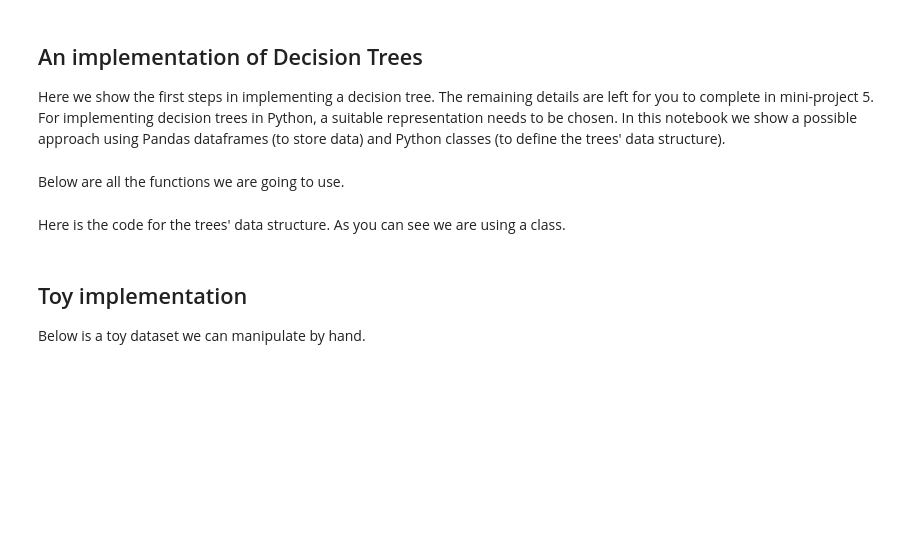
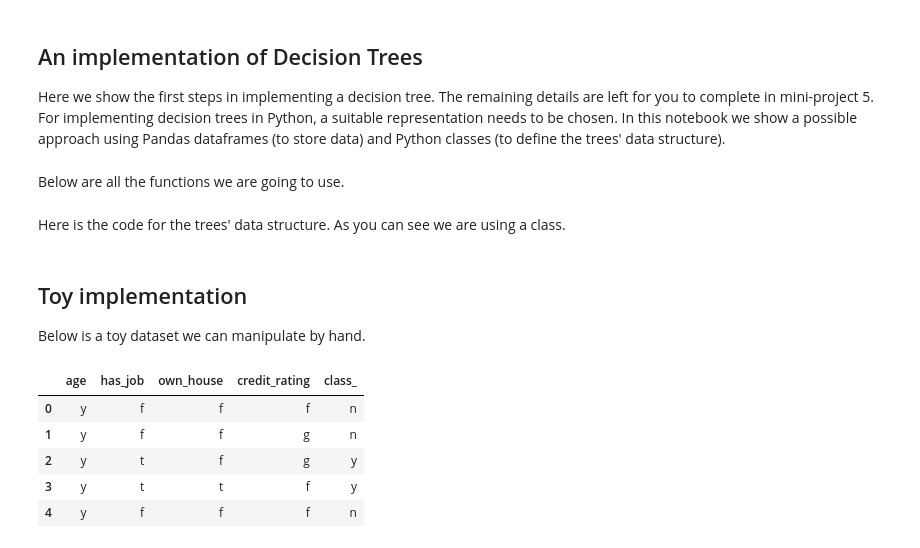
Before and after one commit to cpaniaguam/CSC104, a Jupyter notebook: trees.ipynb, the cells around one changed output. Cells and saved outputs as stored; diff of their text form; code cells hidden in the pictures; blank space fills up the shorter version.

```diff
--- a/trees.ipynb
+++ b/trees.ipynb
@@ -97,11 +103,18 @@ Below is a toy dataset we can manipulate by hand.
 # %%
 # some toy data for experimentation
 df = pd.DataFrame({'age':list('y'*5+'m'*5+'o'*5),
                          'has_job':list('ffttffftffffttf'),
                          'own_house':list('ffftffftttttfff'),
                          'credit_rating':list('fggfffggeeeggef'),
                          'class_':list('nnyynnnyyyyyyyn')})
-df
+df.head()
+# %% [output]
+|  | age | has_job | own_house | credit_rating | class_ |
+| 0 | y | f | f | f | n |
+| 1 | y | f | f | g | n |
+| 2 | y | t | f | g | y |
+| 3 | y | t | t | f | y |
+| 4 | y | f | f | f | n |
 # %%
 # let us give the variable levels friendlier names
 df.age.replace({'y':'young','m':'middle','o':'old'},inplace=True)
```
Also changed, not shown: parts of 31 cells of this notebook.
